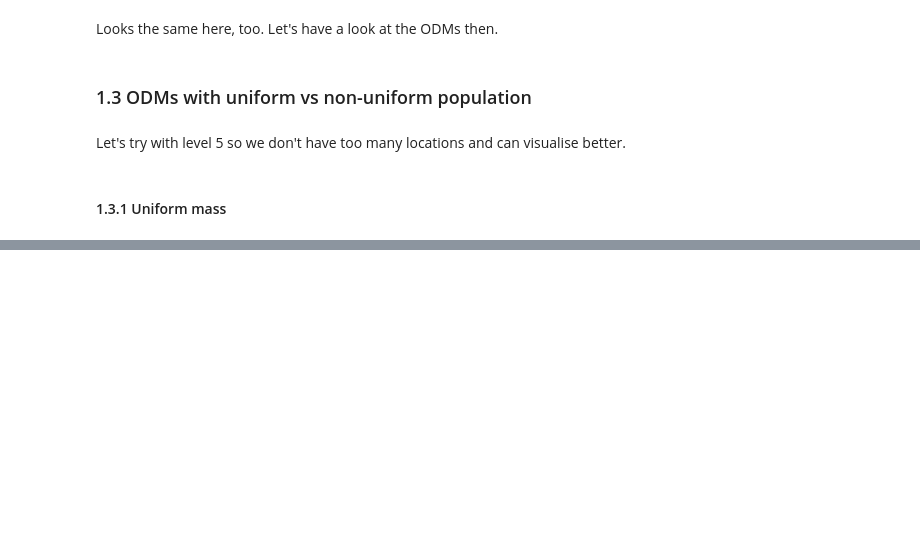
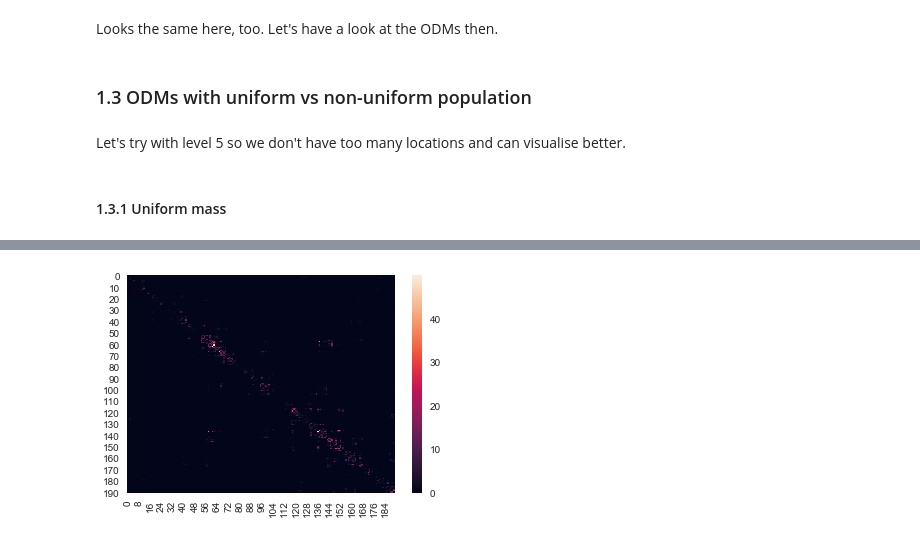
Before and after one commit to jbremz/human_mob, a Jupyter notebook: Notebooks/Ilaria's Log/Week 13.ipynb, the cells around one changed output, grey strips where cells are left out. Drawn from its saved outputs; the diff is of its cells as text; code cells hidden in the pictures; blank space fills up the shorter version.

```diff
--- a/Notebooks/Ilaria's Log/Week 13.ipynb
+++ b/Notebooks/Ilaria's Log/Week 13.ipynb
@@ -98,0 +97,6 @@ plt.show()
+# %%
+odm = eps_scale.gravity_ODM(levels, 1, gamma)
+sns.heatmap(odm)
+plt.show()
+# %% [output]
+[figure, added]
```
Also changed, not shown: parts of 15 cells of this notebook.
